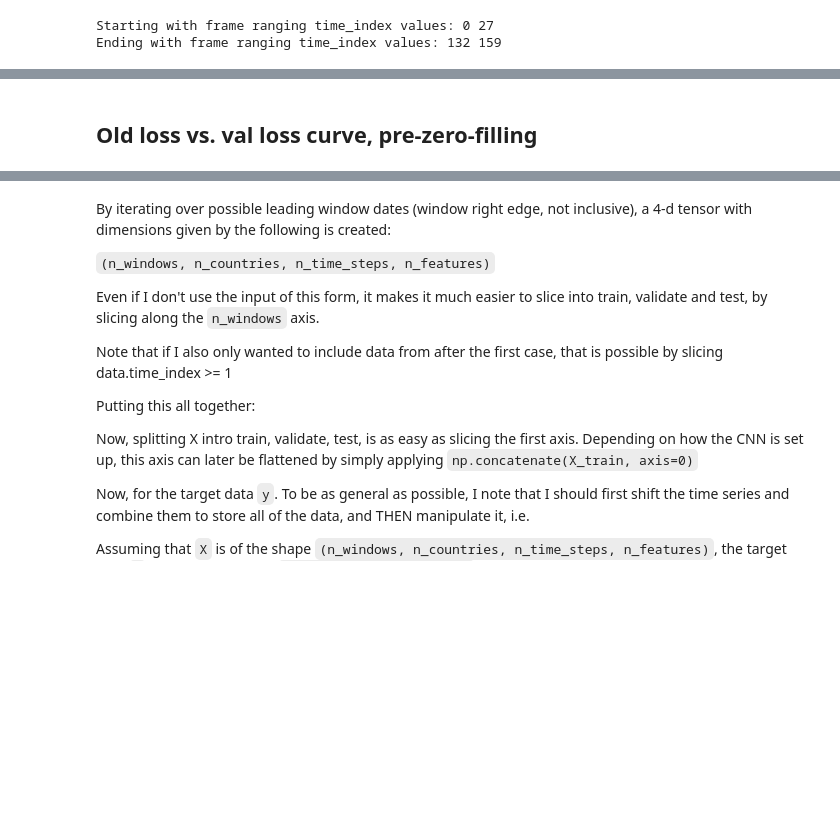
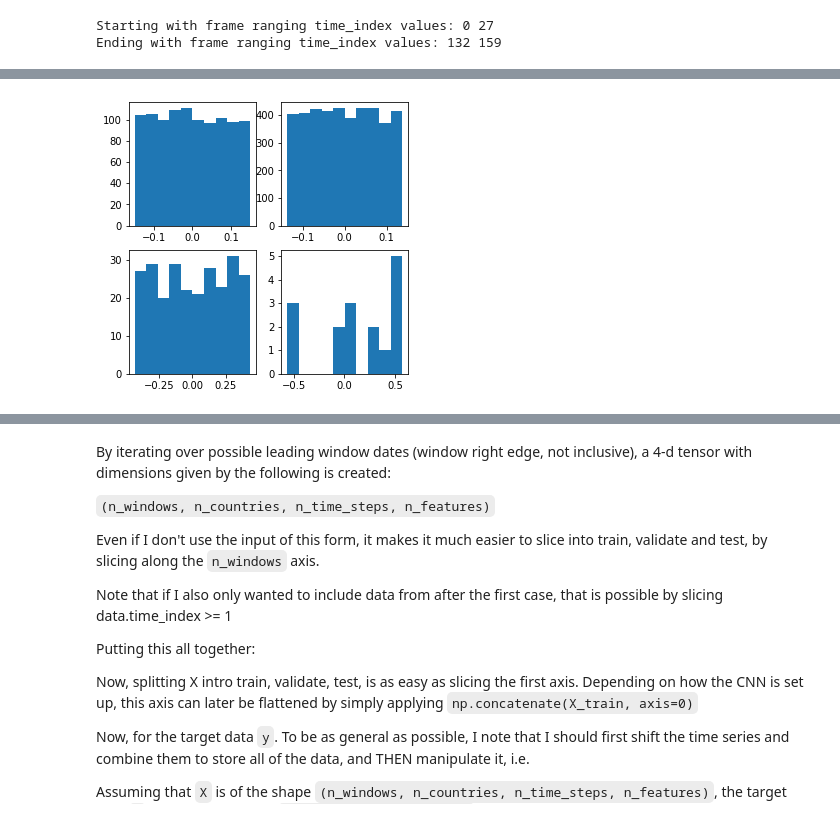
Before and after one commit to mgudorf/datsci, a Jupyter notebook: capstone2/Conv1D_COVID19_modeling.ipynb, the cells around one changed output, grey strips where cells are left out. Cells and saved outputs as stored; diff of their text form; code cells hidden in the pictures; blank space fills up the shorter version.

```diff
--- a/capstone2/Conv1D_COVID19_modeling.ipynb
+++ b/capstone2/Conv1D_COVID19_modeling.ipynb
@@ -338,6 +363,6 @@ works well:
 # %%
 # data = data[data.time_index>=40]
-model_data = data.copy().iloc[:, 1:]
+model_data = data.copy().iloc[:, 3:]
 model_data =  model_data#.apply(lambda x :np.log(x+1))
 new_cases_index = column_search(model_data,'new_cases_per_million', threshold='match', return_style='iloc')[0]
 # model_data = model_data.iloc[:, new_cases_index].to_frame(); new_cases_index=0
@@ -463,12 +496,3 @@ cnn_model.add(Dense(1,
 #                     kernel_initializer=kernel_initializer3
                    ))
 cnn_model.compile(loss='mse', optimizer=Adam(learning_rate=learning_rate))
-# %%
-history = cnn_model.fit(X_train, y_train, epochs=epochs, validation_data=(X_validate, y_validate),
-          batch_size=batch_size, verbose=1)
-
-### analysis
-y_true = y_validate.ravel()
-y_naive = y[-(n_validation_frames+n_test_frames+n_days_into_future):-(n_test_frames+n_days_into_future), :].ravel()
-y_predict = cnn_model.predict(X_validate).ravel()
-# evaluate cnn_model
@@ -530,2 +519,10 @@ model.summary()
-# %% [markdown]
-## Old loss vs. val loss curve, pre-zero-filling
+# %%
+fig, axes = plt.subplots(2,2, figsize=(5,5))
+(ax1,ax2,ax3,ax4) = axes.flatten()
+_ = ax1.hist(cnn_model.get_weights()[0].ravel())
+_ = ax2.hist(cnn_model.get_weights()[1].ravel())
+_ = ax3.hist(cnn_model.get_weights()[2].ravel())
+_ = ax4.hist(cnn_model.get_weights()[3].ravel())
+plt.show()
+# %% [output]
+[figure, added]
```
Also changed, not shown: parts of 41 cells of this notebook, 4 other files.
